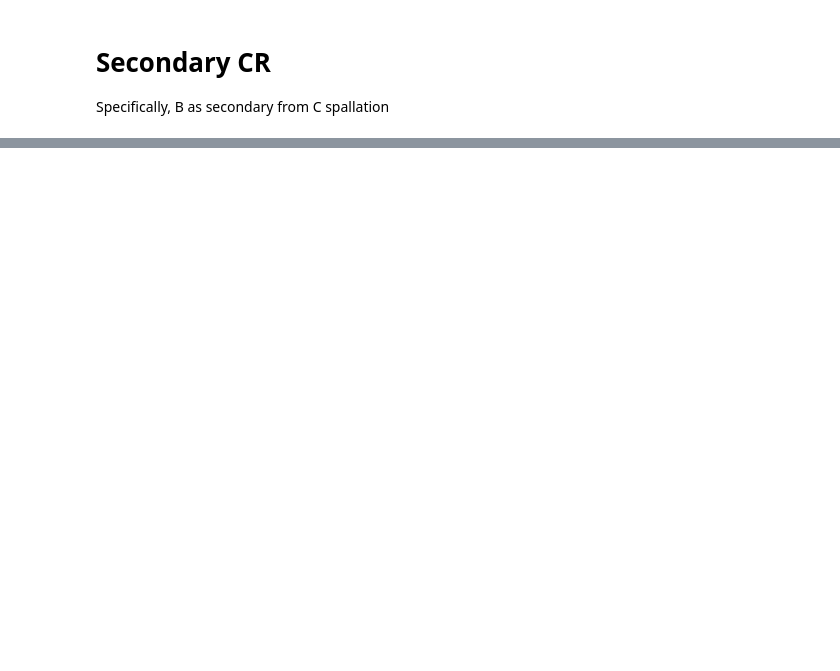
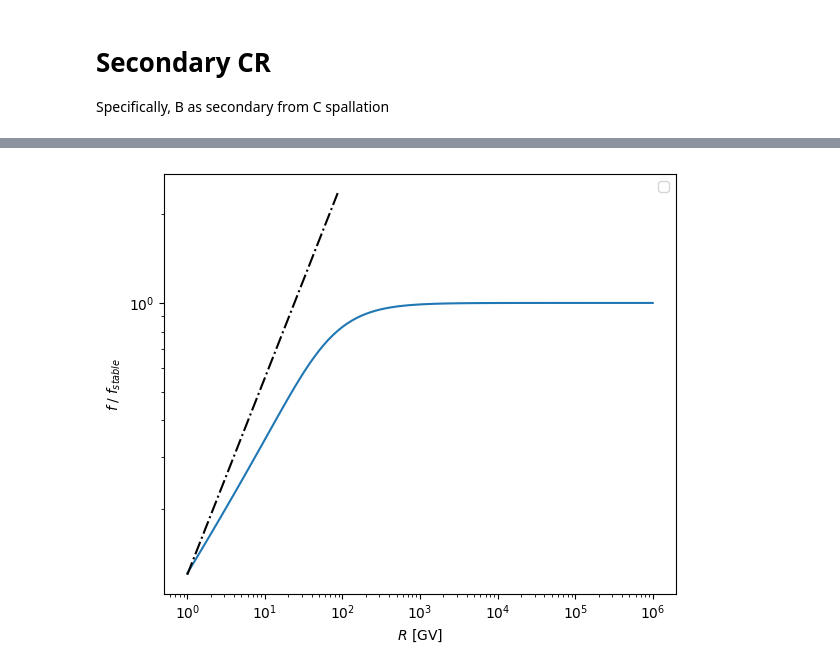
Before and after one commit to nj-vs-vh/gssi-he-th, a Jupyter notebook: Primary and Secondary CRs.ipynb, the cells around one changed output, grey strips where cells are left out. Cells and saved outputs as stored; diff of their text form; code cells hidden in the pictures; blank space fills up the shorter version.

```diff
--- a/Primary and Secondary CRs.ipynb
+++ b/Primary and Secondary CRs.ipynb
@@ -162,0 +200,46 @@ plt.show()
+# %%
+fig, ax = plt.subplots(figsize=(6, 5))
+
+R_grid = np.logspace(0, 6, 100) * GV
+
+A_C = 12
+Z_C = 6
+A_Be = 9
+Z_Be = 4
+K_C2Be = 0.3
+
+Be_stable = f_secondary(
+    R_grid,
+    A=A_Be,
+    Z=Z_Be,
+    A_parent=A_C,
+    Z_parent=Z_C,
+    K=K_C2Be,
+)
+Be_unstable = f_secondary_unstable(
+    R_grid,
+    A=A_Be,
+    Z=Z_Be,
+    A_parent=A_C,
+    Z_parent=Z_C,
+    K=K_C2Be,
+    tau_dec=1.39 * u.Myr,
+)
+
+ax.loglog(R_grid, Be_unstable / Be_stable)
+
+imax = len(R_grid) // 3
+ax.loglog(
+    R_grid[:imax],
+    1.2e-1 * (R_grid[:imax] / (1 * GV)) ** ((1 + delta) / 2),
+    color="k",
+    linestyle="-.",
+)
+
+label_axes(ax, "R", "f \\; / \\; f_{stable}")
+
+ax.legend()
+plt.tight_layout()
+plt.show()
+# %% [output]
+[figure, added]
```
Also changed, not shown: parts of 9 cells of this notebook.
